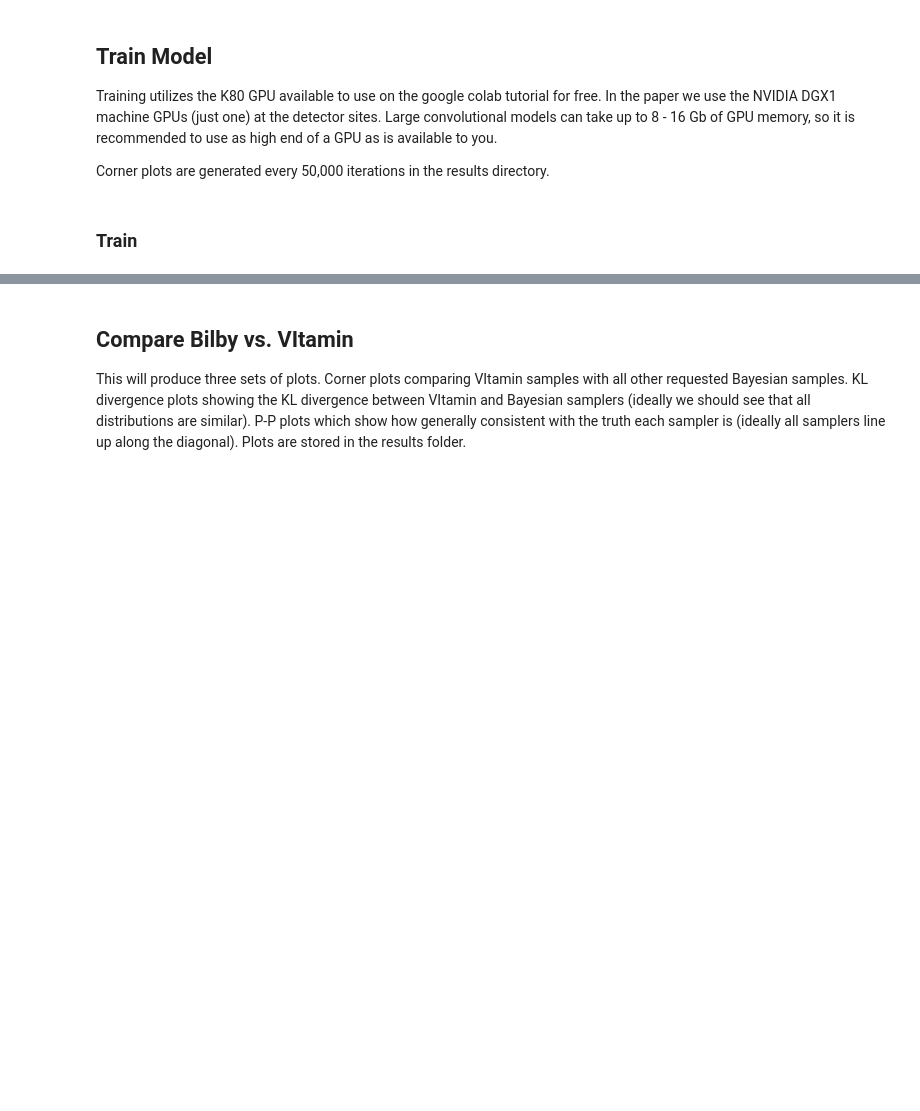
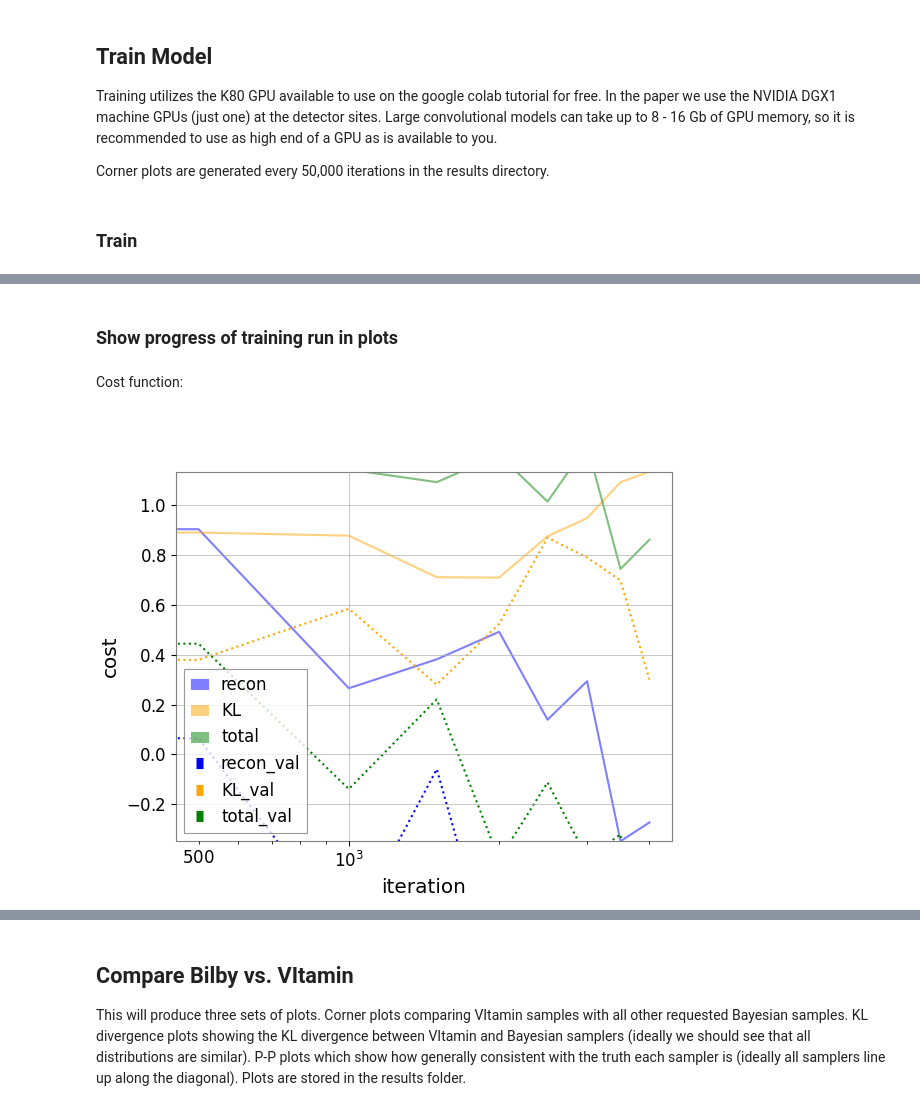
Before and after one commit to hagabbar/OzGrav_demo, a Jupyter notebook: OzGrav_VItamin_demo.ipynb, the cells around one changed output, grey strips where cells are left out. Drawn from its saved outputs; the diff is of its cells as text; code cells hidden in the pictures; blank space fills up the shorter version.

```diff
--- a/OzGrav_VItamin_demo.ipynb
+++ b/OzGrav_VItamin_demo.ipynb
@@ -154,7 +158,7 @@ r = 2
 pe_test_num = 256                                                               # total number of test samples available to use in directory
 tot_dataset_size = int(1e4)                                                     # total number of training samples available to use
 tset_split = int(1e3)                                                           # number of training samples in each training data file
-save_interval = int(5e4)                                                        # number of iterations to save model and plot validation results corner plots
+save_interval = int(5e3)                                                        # number of iterations to save model and plot validation results corner plots
 ref_geocent_time=1126259642.5                                                   # reference gps time (not advised to change this)
 load_chunk_size = 1e4                                                           # Number of training samples to load in at a time.
 samplers=['vitamin','dynesty'],                                                 # Bayesian samplers to use when comparing ML results (vitamin is ML approach) dynesty,ptemcee,cpnest,emcee
@@ -175,8 +179,8 @@ def get_params():
     # Define dictionary to store values used in rest of code
     params = dict(
         make_corner_plots = True,                                               # if True, make corner plots
-        make_kl_plot = False,                                                    # If True, go through kl plotting function
-        make_pp_plot = False,                                                    # If True, go through pp plotting function
+        make_kl_plot = True,                                                    # If True, go through kl plotting function
+        make_pp_plot = True,                                                    # If True, go through pp plotting function
         make_loss_plot = False,                                                 # If True, generate loss plot from previous plot data
         Make_sky_plot=False,                                                    # If True, generate sky plots on corner plots
         hyperparam_optim = False,                                               # optimize hyperparameters for model during training using gaussian process minimization
@@ -299,0 +342,8 @@ Corner plots are generated every 50,000 iterations in the results directory.
+# %% [markdown]
+### Show progress of training run in plots
+# %% [markdown]
+Cost function:
+# %%
+Image(filename='%s/latest_%s/cost_zoom_%s.png' % (params['plot_dir'],params['run_label'],params['run_label']))
+# %% [output]
+[figure, added]
```
Also changed, not shown: parts of 24 cells of this notebook.
